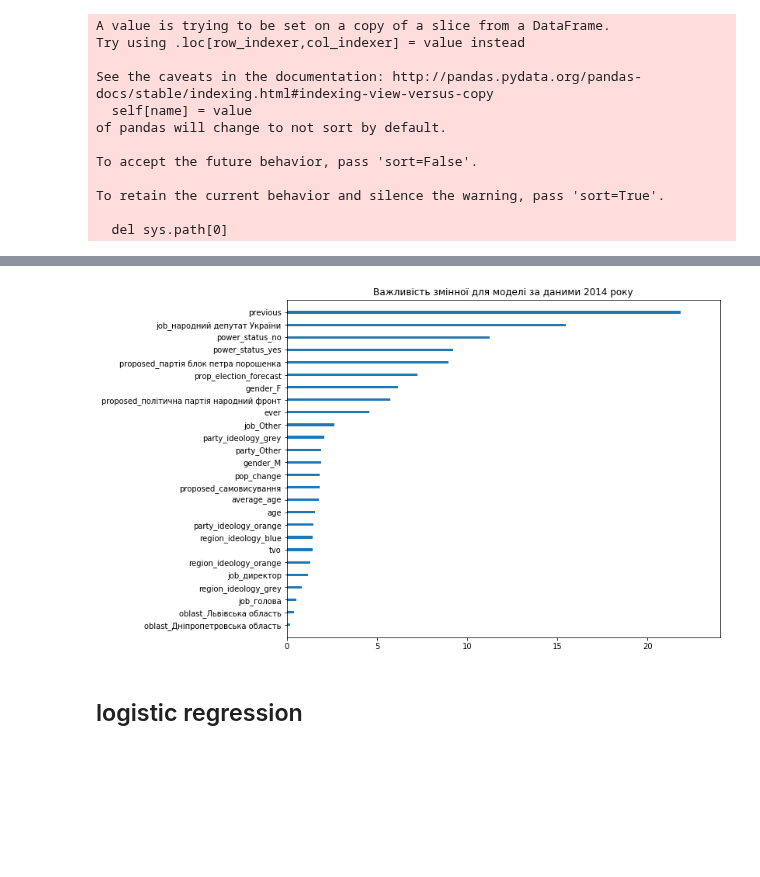
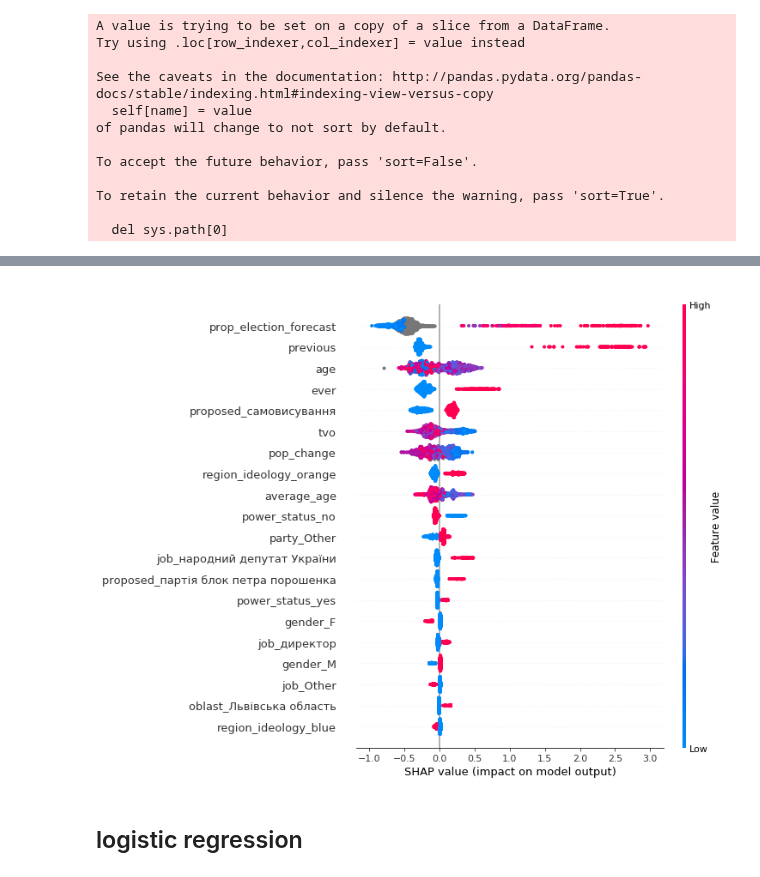
Before and after one commit to texty/parliamentary_elections_forecasting_2019, a Jupyter notebook: h2o.ipynb, the cells around one changed output, grey strips where cells are left out. Drawn from its saved outputs; the diff is of its cells as text; code cells hidden in the pictures; blank space fills up the shorter version.

Commit message:
added exported images

```diff
--- a/h2o.ipynb
+++ b/h2o.ipynb
@@ -1265,8 +1266,11 @@ class ModelDescr():
         shap.summary_plot(self.shap_values, self.train, plot_type="bar")
 
 
-    def plot_shap_summary_plot_violine(self):
-        shap.summary_plot(self.shap_values, self.train)
+    def plot_shap_summary_plot_violine(self, name='summary_plot.png'):
+        shap.summary_plot(self.shap_values, self.train, show=False)
+
+        import matplotlib.pyplot as pl
+        pl.savefig(name)
 # %%
 model_check = ModelDescr()
 model_check.set_data(df_total, 2014)
@@ -1277,10 +1281,10 @@ Try using .loc[row_indexer,col_indexer] = value instead
 See the caveats in the documentation: http://pandas.pydata.org/pandas-docs/stable/indexing.html#indexing-view-versus-copy
 done data split
 [interactive output not drawn]
-# %%
-model_check.plot_importance(save_plot=True, plot_name="plot/importance_plot_2014_basic_model.png")
-# %% [output]
-[figure, removed]
+# %%
+model_check.plot_shap_summary_plot_violine(name='summary_plot_')
+# %% [output]
+[figure, added]
 # %%
 # shap.force_plot(explainer.expected_value, shap_values[:1000,:], train.iloc[:1000,:])
 # %%
```
Also changed, not shown: parts of 1 cell of this notebook, 3 other files.
